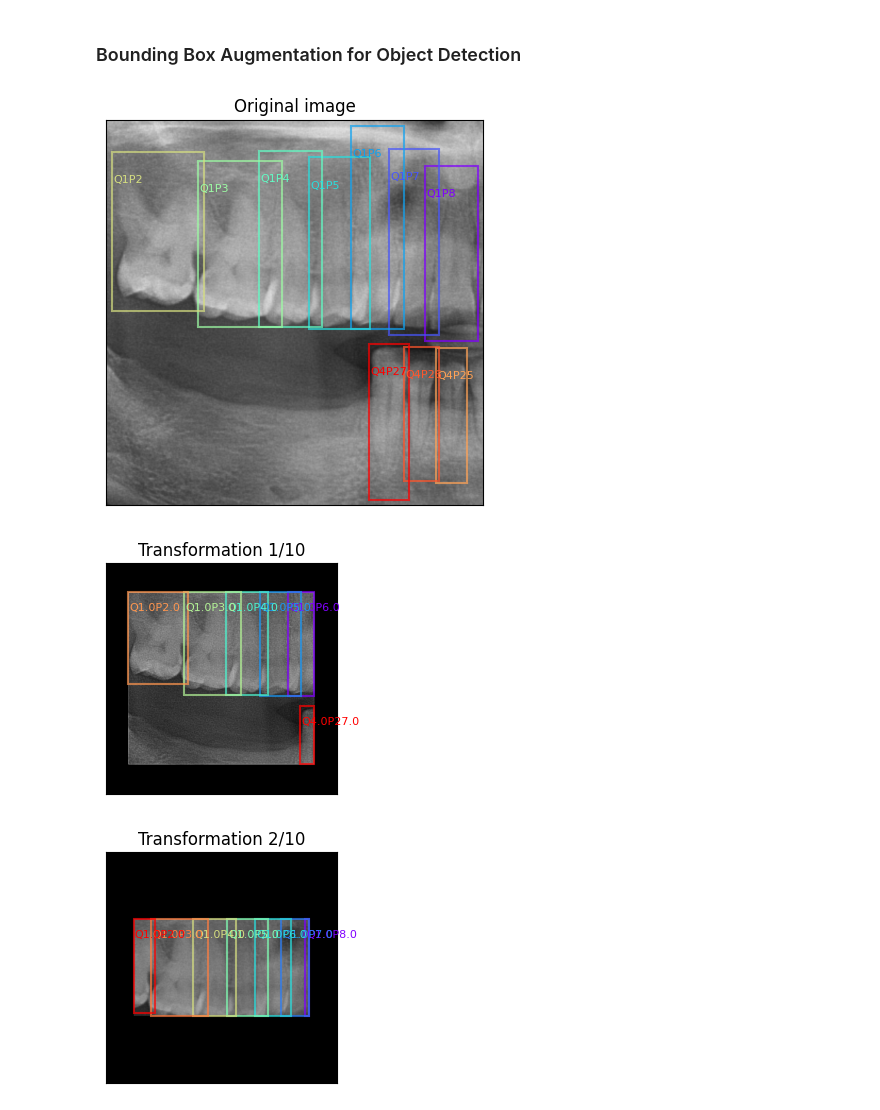
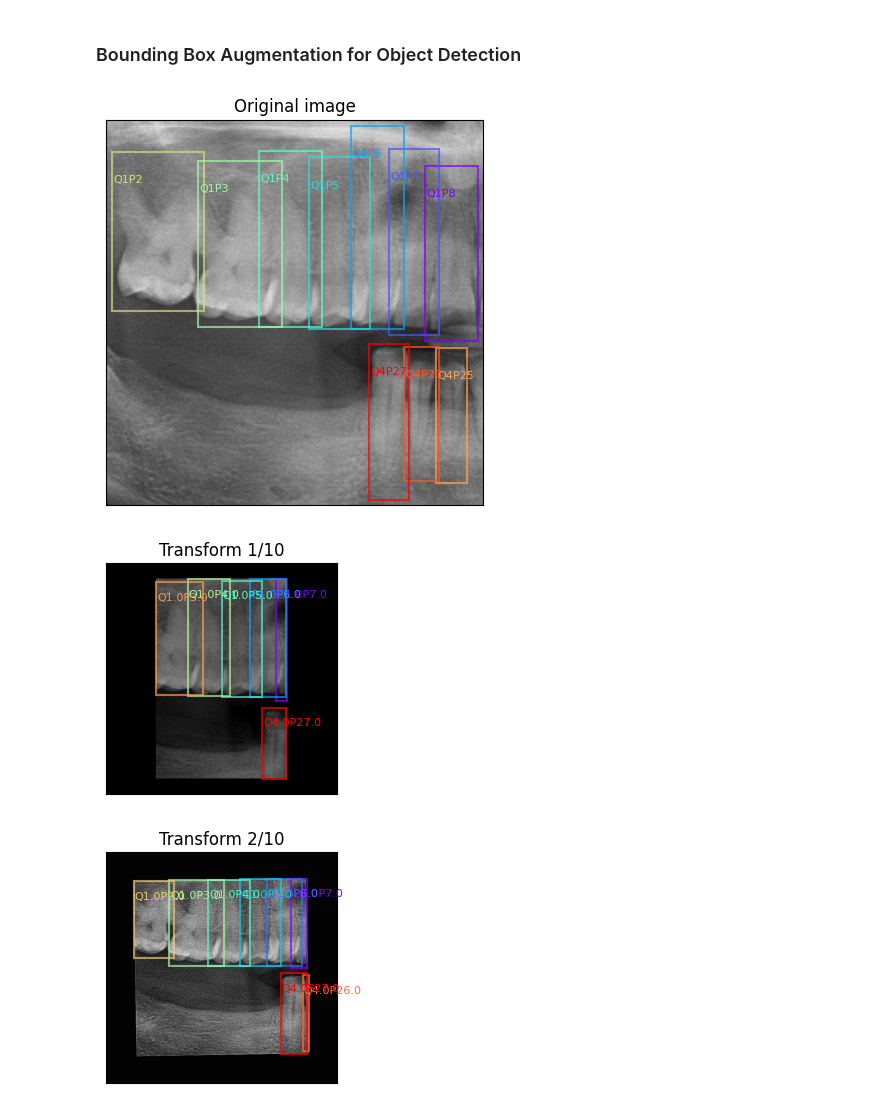
Before and after one commit to awerdich/computervision, a Jupyter notebook: notebooks/detection/05_augmentations.ipynb, the cells around one changed output. Saved outputs shown, nothing was run; the diff lists cells and outputs as text; code cells hidden in the pictures.

```diff
--- a/notebooks/detection/05_augmentations.ipynb
+++ b/notebooks/detection/05_augmentations.ipynb
@@ -308,35 +308,35 @@ im_size = 640
 #                   alb.Affine(scale=(0.8, 1.2), rotate=1, p=0.5),
 #                   alb.RandomBrightnessContrast(p=0.5),
 #                   alb.Sharpen(p=0.5),
 #                   alb.CLAHE(p=0.5)]
 
 # We can get this transformation from the dataclass
-transformation_list = Transformations(image_width=im_size, image_height=im_size).\
-    get_transformations('train_1')
+transformation_list = AugmentationTransform(image_width=im_size, image_height=im_size).\
+    get_transforms('train_1')
 
 # Plot the original image with bounding boxes
 fig, ax = plt.subplots(figsize=(7, 5))
 ax = plot_boxes(image=im, box_list=boxes, label_list=labels, ax=ax)
 ax.set(title='Original image')
 plt.show()
 
 # Plot the augmentations
 # Run the augmentations multiple times
 runs = 10
 for r in range(runs):
     # Run the transformation
     output = DETRansform(transformations=transformation_list).\
         transform(image=im, bboxes=boxes, label_fields=[quadrants, positions])
     transformed_labels = [f'Q{q}P{p}' for q, p in zip(output['quadrants'], output['positions'])]
     transformed_boxes = output['bboxes']
     transformed_boxes_area_list = [box[2]*box[3] for box in transformed_boxes]
     # print(transformed_boxes_area_list)
     # Plot the output
     fig, ax = plt.subplots(figsize=(3, 3))
     ax = plot_boxes(image=output['image'], box_list=transformed_boxes, label_list=transformed_labels, ax=ax)
-    ax.set(title=f'Transformation {r+1}/{runs}')
+    ax.set(title=f'Transform {r+1}/{runs}')
     plt.show()
 # %% [output]
 [figure]
-[figure, old version]
+[figure, new version]
-[figure, old version]
+[figure, new version]
```
Also changed, not shown: parts of 2 cells of this notebook, 4 other files.
